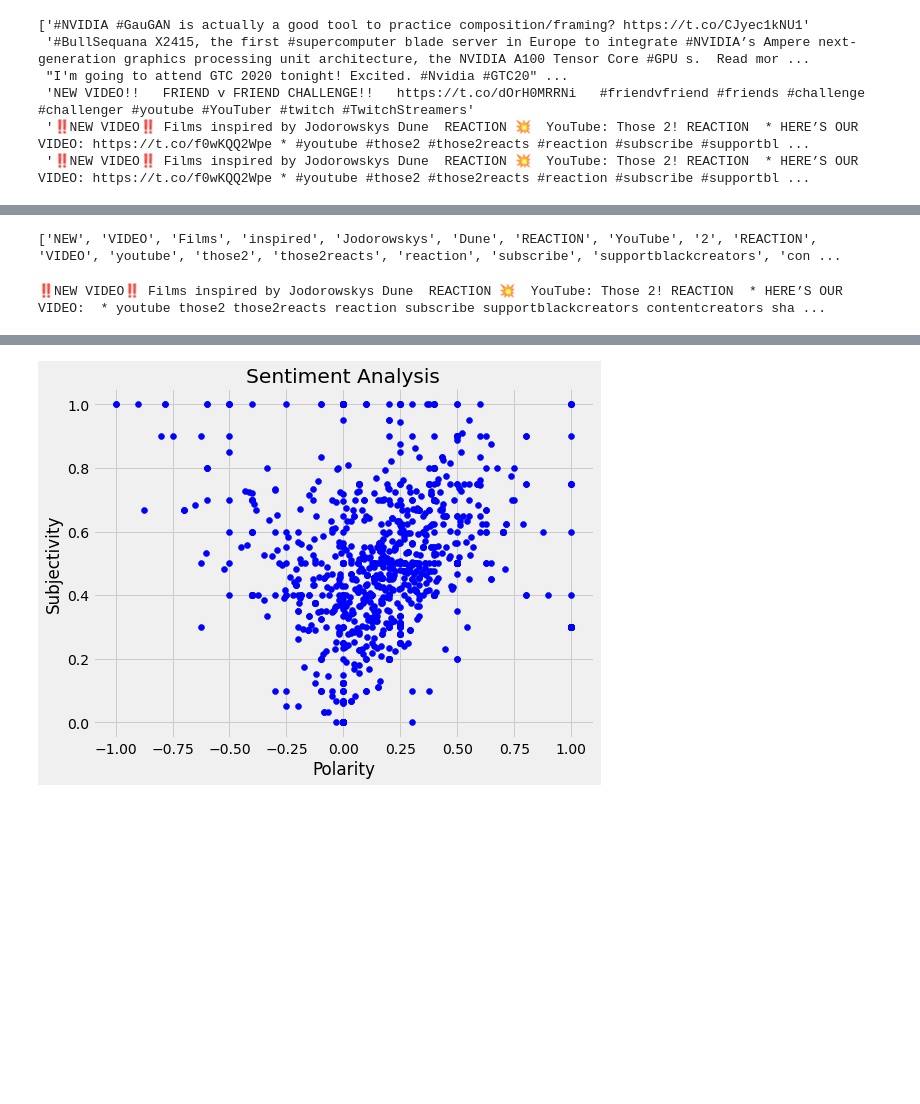
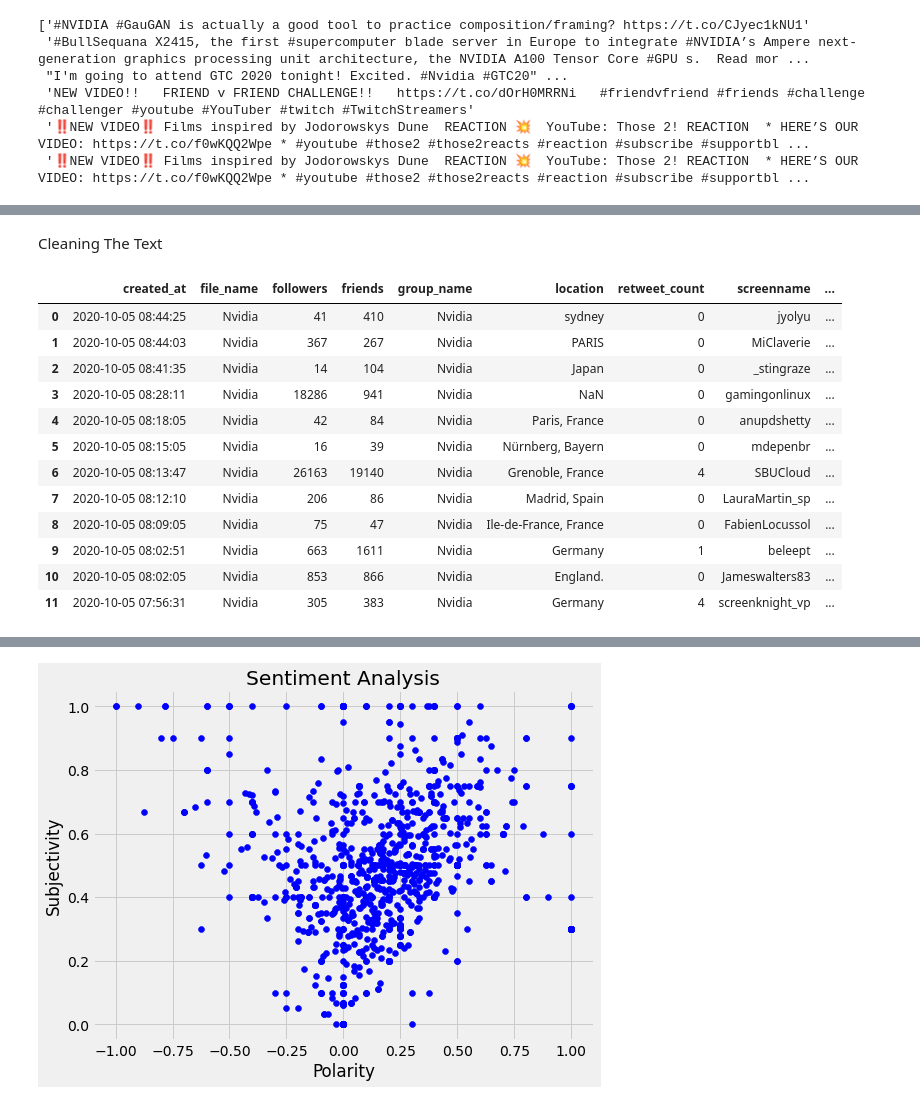
Before and after one commit to Arnav1511/OMSA, a Jupyter notebook: MajorProject.ipynb, the cells around one changed output, grey strips where cells are left out. Cells and saved outputs as stored; diff of their text form; code cells hidden in the pictures; blank space fills up the shorter version.

```diff
--- a/MajorProject.ipynb
+++ b/MajorProject.ipynb
@@ -114,24 +109,33 @@ for text in tweet:
-# %%
-stop_words=set(stopwords.words('english')) #get all stop words
-
-tokenizer = RegexpTokenizer(r"\w+")
-lst=tokenizer.tokenize(text)
-
-filtered=[w for w in lst if not w.lower() in stop_words] #if word is in stopwords
-print(filtered)
-# %% [output]
-['NEW', 'VIDEO', 'Films', 'inspired', 'Jodorowskys', 'Dune', 'REACTION', 'YouTube', '2', 'REACTION', 'VIDEO', 'youtube', 'those2', 'those2reacts', 'reaction', 'subscribe', 'supportblackcreators', 'con ...
+# %% [markdown]
+Cleaning The Text
 # %%
-def cleanText(text):
-    text=re.sub(r'@[A-Za-z0-9]+','',text) #remove mentions
-    text=re.sub(r'#','',text) #remove hashtags
-    return text
+def cleanTxt(text):
+  text = re.sub(r'@[A-Za-z0-9]+','',text) #Removed @mentions
+  text = re.sub(r'#','',text) #Removing the #symbol
+  text = re.sub(r'RT[\s]+','',text)  #Removing the RT
+  text = re.sub(r'https?:\/\/\S+','',text) #Removing the hyperlinks
 
-sort=cleanText(text)
+  return text
 
-print(sort)
+#Cleaning the text
+df['text']=df['text'].apply(cleanTxt)
+
+#Show the cleaned text
+df.head(12)
 # %% [output]
-‼️NEW VIDEO‼️ Films inspired by Jodorowskys Dune  REACTION 💥  YouTube: Those 2! REACTION  * HERE’S OUR VIDEO:  * youtube those2 those2reacts reaction subscribe supportblackcreators contentcreators sha ...
+|  | created_at | file_name | followers | friends | group_name | location | retweet_count | screenname | ... |
+| 0 | 2020-10-05 08:44:25 | Nvidia | 41 | 410 | Nvidia | sydney | 0 | jyolyu | ... |
+| 1 | 2020-10-05 08:44:03 | Nvidia | 367 | 267 | Nvidia | PARIS | 0 | MiClaverie | ... |
+| 2 | 2020-10-05 08:41:35 | Nvidia | 14 | 104 | Nvidia | Japan | 0 | _stingraze | ... |
+| 3 | 2020-10-05 08:28:11 | Nvidia | 18286 | 941 | Nvidia | NaN | 0 | gamingonlinux | ... |
+| 4 | 2020-10-05 08:18:05 | Nvidia | 42 | 84 | Nvidia | Paris, France | 0 | anupdshetty | ... |
+| 5 | 2020-10-05 08:15:05 | Nvidia | 16 | 39 | Nvidia | Nürnberg, Bayern | 0 | mdepenbr | ... |
+| 6 | 2020-10-05 08:13:47 | Nvidia | 26163 | 19140 | Nvidia | Grenoble, France | 4 | SBUCloud | ... |
+| 7 | 2020-10-05 08:12:10 | Nvidia | 206 | 86 | Nvidia | Madrid, Spain | 0 | LauraMartin_sp | ... |
+| 8 | 2020-10-05 08:09:05 | Nvidia | 75 | 47 | Nvidia | Ile-de-France, France | 0 | FabienLocussol | ... |
+| 9 | 2020-10-05 08:02:51 | Nvidia | 663 | 1611 | Nvidia | Germany | 1 | beleept | ... |
+| 10 | 2020-10-05 08:02:05 | Nvidia | 853 | 866 | Nvidia | England. | 0 | Jameswalters83 | ... |
+| 11 | 2020-10-05 07:56:31 | Nvidia | 305 | 383 | Nvidia | Germany | 4 | screenknight_vp | ... |
 # %%
 from textblob import TextBlob
 
```
Also changed, not shown: parts of 5 cells of this notebook.
